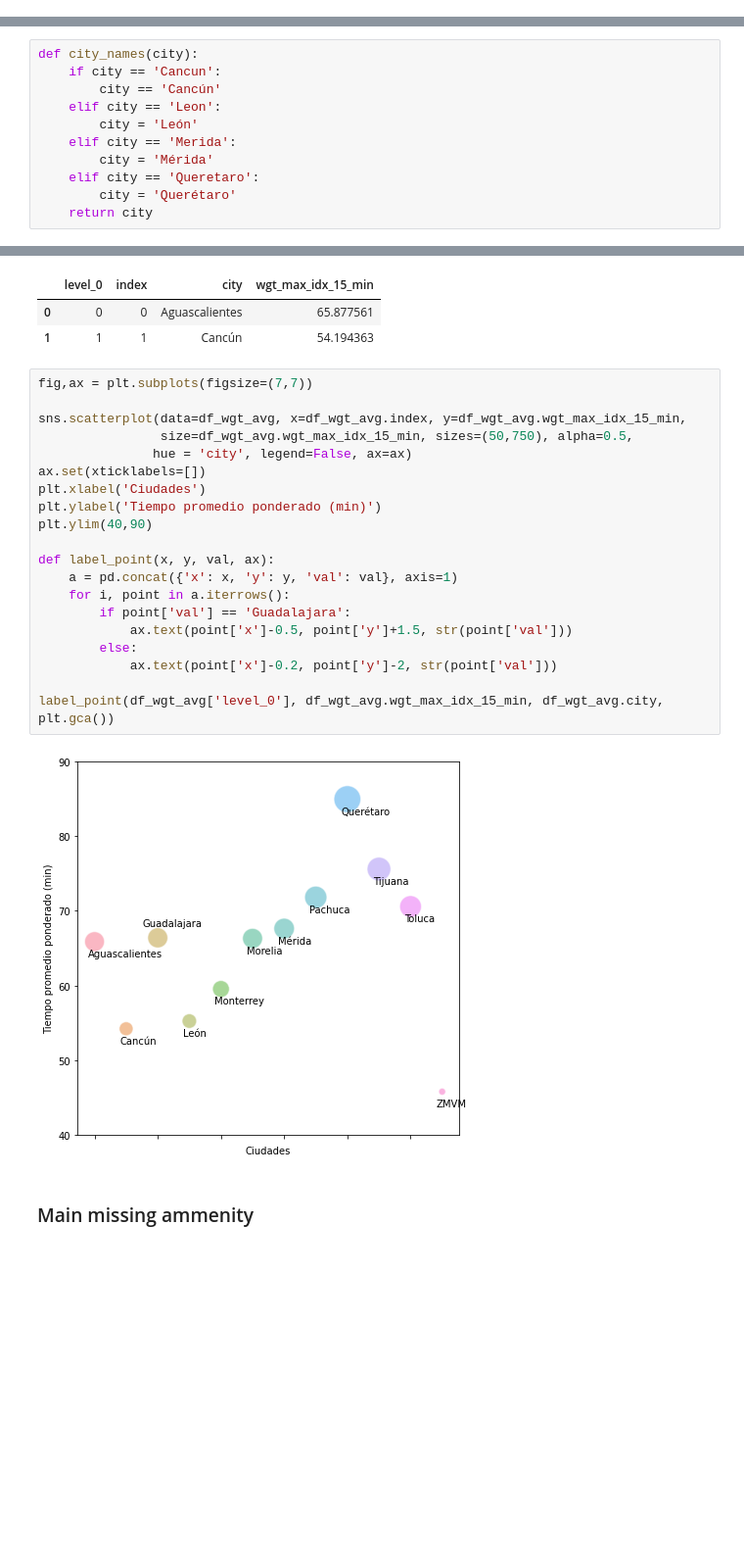
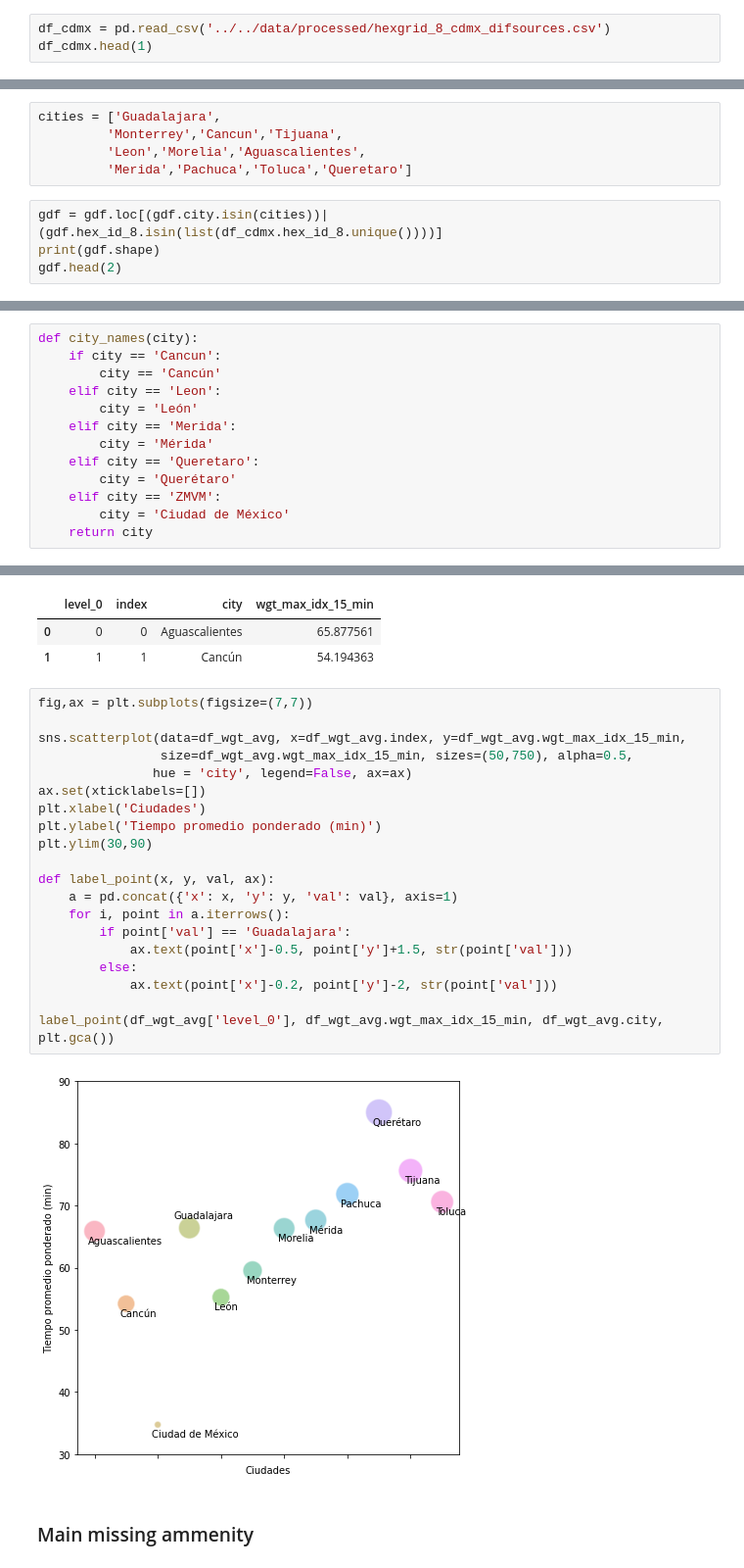
Before and after one commit to Observatorio-Ciudades/accesibilidad-urbana, a Jupyter notebook: notebooks/15_min_city/14-General-data-analysis.ipynb, the cells around one changed output, grey strips where cells are left out. Shown: that part at 98% size. Saved outputs shown, nothing was run; the diff lists cells and outputs as text; blank space fills up the shorter version.

```diff
--- a/notebooks/15_min_city/14-General-data-analysis.ipynb
+++ b/notebooks/15_min_city/14-General-data-analysis.ipynb
@@ -56,0 +59,3 @@ gdf.head(2)
+# %%
+df_cdmx = pd.read_csv('../../data/processed/hexgrid_8_cdmx_difsources.csv')
+df_cdmx.head(1)
@@ -56,0 +65,9 @@ gdf.head(2)
+# %%
+cities = ['Guadalajara',
+         'Monterrey','Cancun','Tijuana',
+         'Leon','Morelia','Aguascalientes',
+         'Merida','Pachuca','Toluca','Queretaro']
+# %%
+gdf = gdf.loc[(gdf.city.isin(cities))|(gdf.hex_id_8.isin(list(df_cdmx.hex_id_8.unique())))]
+print(gdf.shape)
+gdf.head(2)
@@ -66,6 +89,8 @@ def city_names(city):
         city = 'Mérida'
     elif city == 'Queretaro':
         city = 'Querétaro'
+    elif city == 'ZMVM':
+        city = 'Ciudad de México'
     return city
 # %%
 gdf['city'] = gdf.city.apply(city_names)
@@ -138,25 +163,25 @@ df_wgt_avg.head(2)
 # %%
 fig,ax = plt.subplots(figsize=(7,7))
 
 sns.scatterplot(data=df_wgt_avg, x=df_wgt_avg.index, y=df_wgt_avg.wgt_max_idx_15_min,
                 size=df_wgt_avg.wgt_max_idx_15_min, sizes=(50,750), alpha=0.5,
                hue = 'city', legend=False, ax=ax)
 ax.set(xticklabels=[])
 plt.xlabel('Ciudades')
 plt.ylabel('Tiempo promedio ponderado (min)')
-plt.ylim(40,90)
+plt.ylim(30,90)
 
 def label_point(x, y, val, ax):
     a = pd.concat({'x': x, 'y': y, 'val': val}, axis=1)
     for i, point in a.iterrows():
         if point['val'] == 'Guadalajara':
             ax.text(point['x']-0.5, point['y']+1.5, str(point['val']))
         else:
             ax.text(point['x']-0.2, point['y']-2, str(point['val']))
 
 label_point(df_wgt_avg['level_0'], df_wgt_avg.wgt_max_idx_15_min, df_wgt_avg.city, plt.gca())
 # %% [output]
-[figure, old version]
+[figure, new version]
 # %% [markdown]
 ### Main missing ammenity
 # %%
```
Also changed, not shown: parts of 12 cells of this notebook.
